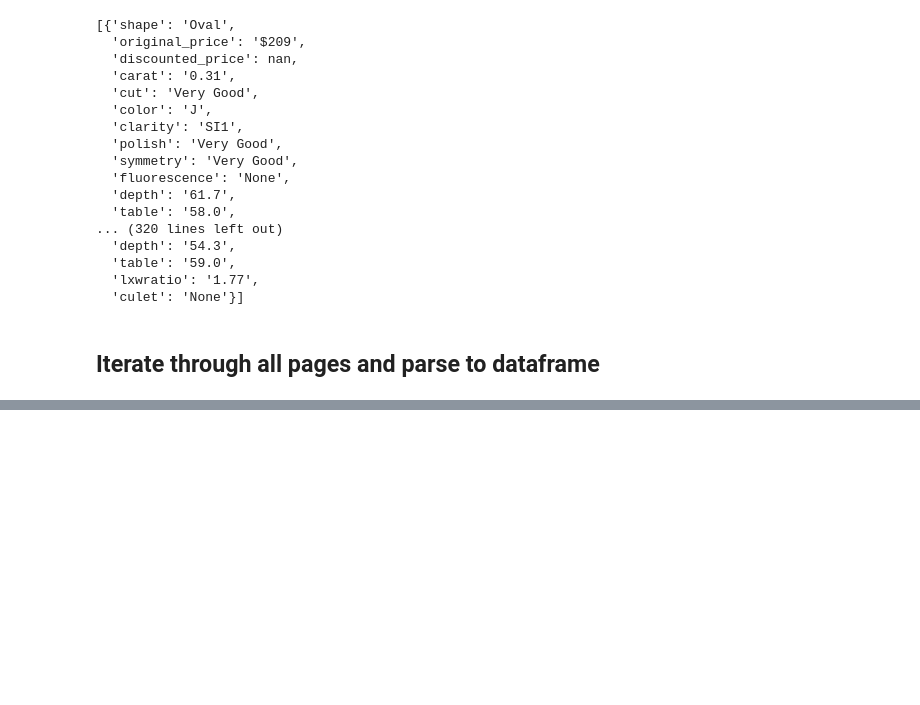
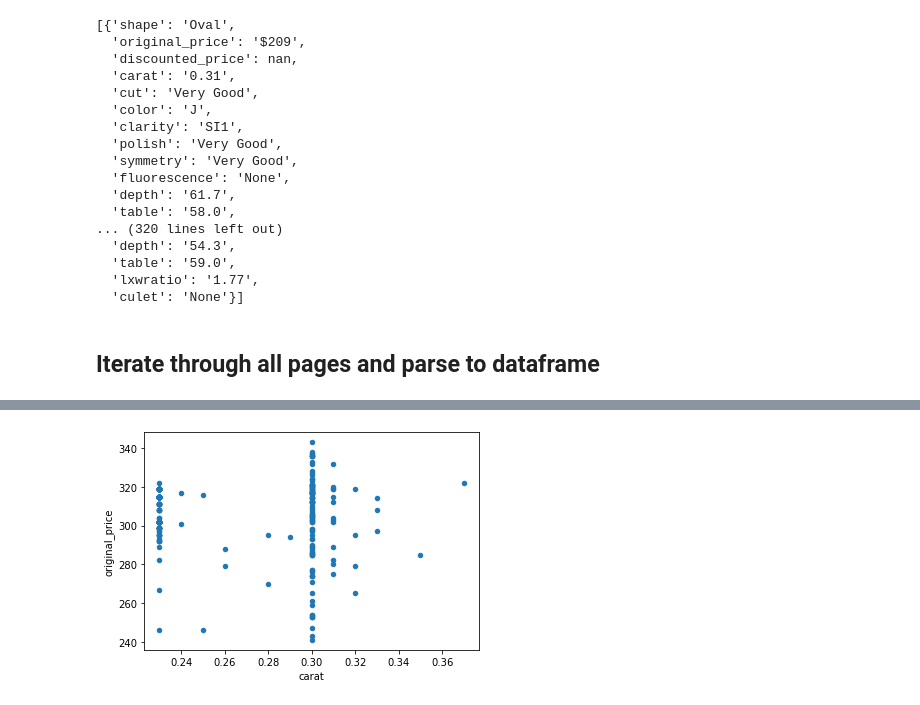
Before and after one commit to wjlau/Capstone2, a Jupyter notebook: bluenile_parser.ipynb, the cells around one changed output, grey strips where cells are left out. Drawn from its saved outputs; the diff is of its cells as text; code cells hidden in the pictures; blank space fills up the shorter version.

```diff
--- a/bluenile_parser.ipynb
+++ b/bluenile_parser.ipynb
@@ -115,0 +153,5 @@ def parse_to_df(num_pages):
+# %%
+df[df['shape']=='Princess'].plot.scatter(x = "carat", y = "original_price")
+plt.show()
+# %% [output]
+[figure, added]
```
Also changed, not shown: parts of 8 cells of this notebook.
